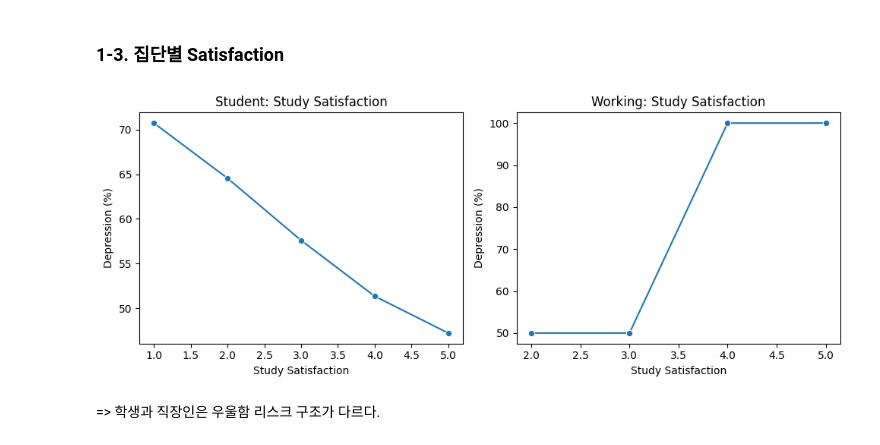
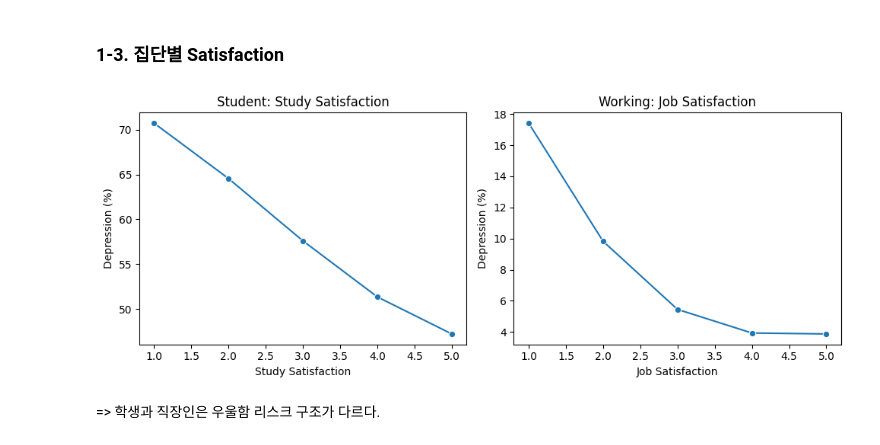
Before and after one commit to anna030608/DS, a Jupyter notebook: DATATHON/Depression Data Analysis.ipynb, the cells around one changed output. Cells and saved outputs as stored; diff of their text form; code cells hidden in the pictures.

```diff
--- a/DATATHON/Depression Data Analysis.ipynb
+++ b/DATATHON/Depression Data Analysis.ipynb
@@ -611,38 +611,38 @@ student_summary = (
 student_summary['Depression (%)'] = student_summary['mean']*100
 
 # Working
-working_tmp = working_df[['Study Satisfaction', TARGET]].dropna()
+working_tmp = working_df[['Job Satisfaction', TARGET]].dropna()
 
 working_summary = (
-    working_tmp.groupby('Study Satisfaction')[TARGET]
+    working_tmp.groupby('Job Satisfaction')[TARGET]
                .agg(['mean','count'])
                .reset_index()
 )
 
 working_summary['Depression (%)'] = working_summary['mean']*100
 
 
 # 시각화 비교
 plt.figure(figsize=(10,4))
 
 plt.subplot(1,2,1)
 sns.lineplot(data=student_summary,
              x='Study Satisfaction',
              y='Depression (%)',
              marker='o')
 plt.title('Student: Study Satisfaction')
 
 plt.subplot(1,2,2)
 sns.lineplot(data=working_summary,
-             x='Study Satisfaction',
+             x='Job Satisfaction',
              y='Depression (%)',
              marker='o')
-plt.title('Working: Study Satisfaction')
+plt.title('Working: Job Satisfaction')
 
 plt.tight_layout()
 plt.show()
 # %% [output]
-[figure, old version]
+[figure, new version]
 # %% [markdown]
 => 학생과 직장인은 우울함 리스크 구조가 다르다.
 # %% [markdown]
```
Also changed, not shown: parts of 29 cells of this notebook.
